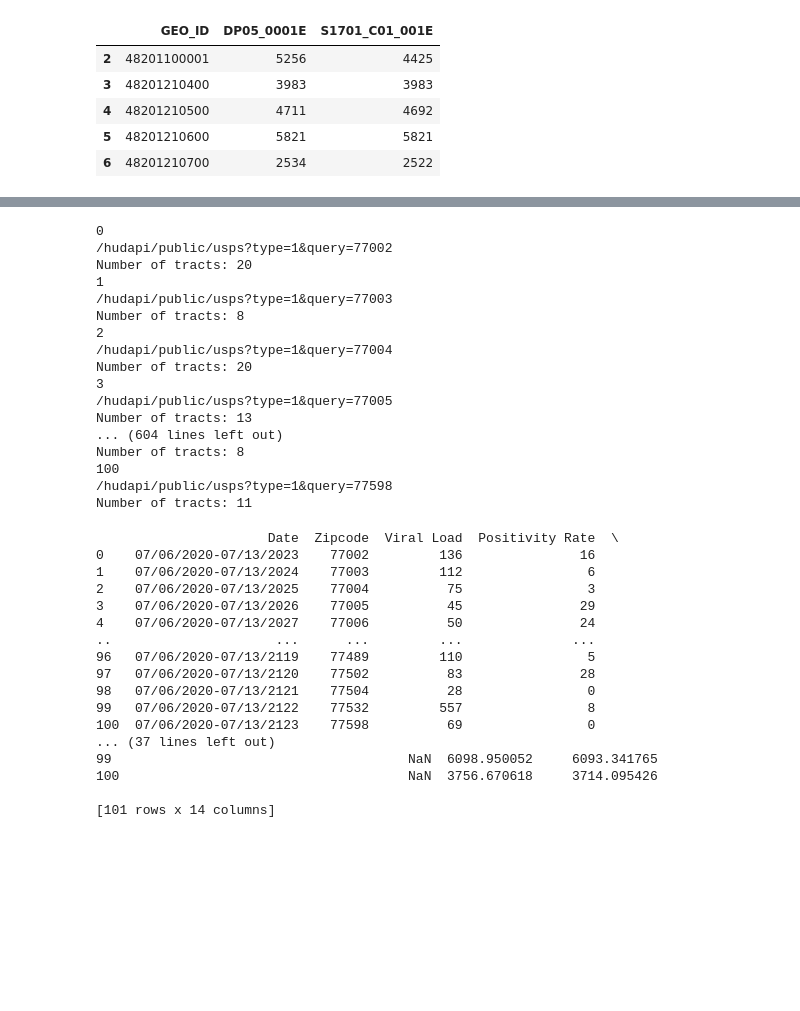
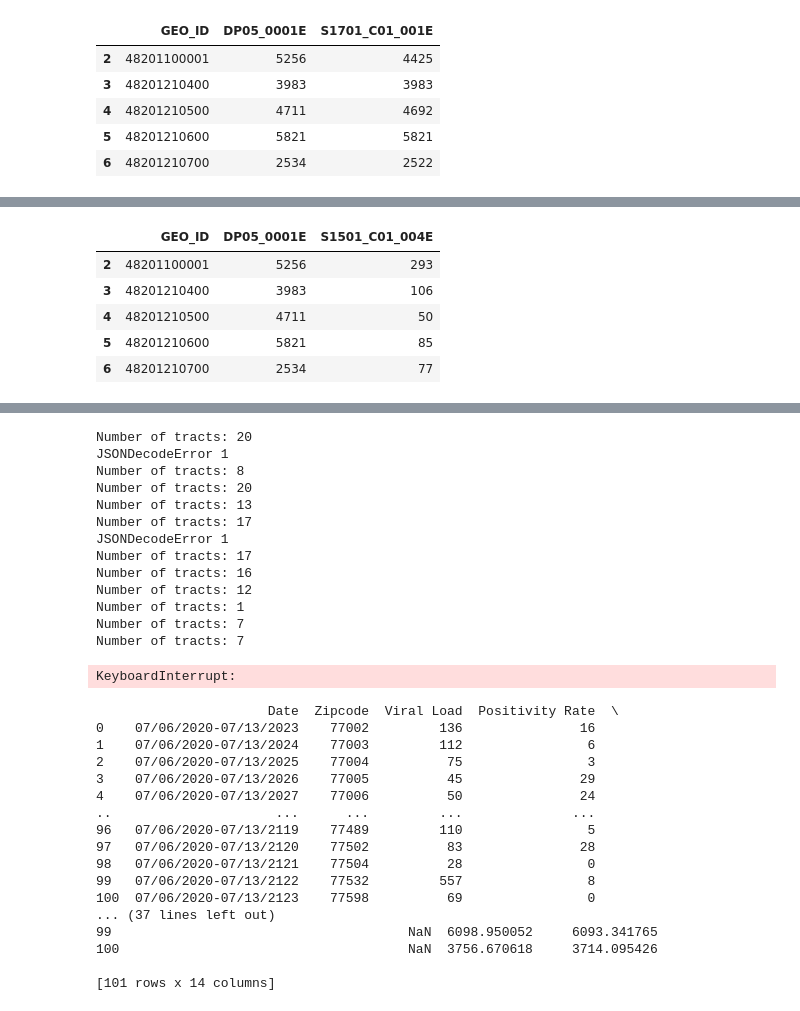
Before and after one commit to KaytchJam/Group5_Cov_Wastewater, a Jupyter notebook: src/data_cleaning.ipynb, the cells around one changed output, grey strips where cells are left out. Cells and saved outputs as stored; diff of their text form; code cells hidden in the pictures; blank space fills up the shorter version.

```diff
--- a/src/data_cleaning.ipynb
+++ b/src/data_cleaning.ipynb
@@ -75,8 +75,8 @@ pov_census.head()
 # %%
 POVERTY_COLUMNS = ["S1701_C01_001E"]
 pov_frame = pd.DataFrame(pov_census[POVERTY_COLUMNS], columns=POVERTY_COLUMNS)
-coa_dataset = pd.concat([id_and_pop, pov_frame], axis=1)
-coa_dataset.head()
+pov_appended_dataset = pd.concat([id_and_pop, pov_frame], axis=1)
+pov_appended_dataset.head()
 # %% [output]
 |  | GEO_ID | DP05_0001E | S1701_C01_001E |
 | 2 | 48201100001 | 5256 | 4425 |
@@ -87,3 +100,15 @@ coa_dataset.head()
+# %%
+EDUCATION_COLUMNS = ["S1501_C01_004E"]
+edu_frame = pd.DataFrame(edu_census[EDUCATION_COLUMNS], columns=EDUCATION_COLUMNS)
+coa_dataset = pd.concat([pov_appended_dataset, edu_frame], axis=1)
+coa_dataset.head()
+# %% [output]
+|  | GEO_ID | DP05_0001E | S1501_C01_004E |
+| 2 | 48201100001 | 5256 | 293 |
+| 3 | 48201210400 | 3983 | 106 |
+| 4 | 48201210500 | 4711 | 50 |
+| 5 | 48201210600 | 5821 | 85 |
+| 6 | 48201210700 | 2534 | 77 |
 # %%
 # Getting our zipcode & wastewater data
 wastewater_data = pd.read_csv("../datasets/UGS_Houston_Wastewater_Data.csv")
@@ -167,13 +192,13 @@ def get_zip_json(HTTPS_CONN, zip):
 
     # Making the request and extracting the json
     qs = get_query_string(zip, type="ztot")
-    print(qs)
+    # print(qs)
     return attempt_request(HTTPS_CONN, qs, 5)
 
 # Extract data from the relevant columns from the geoids that map with the zipcode
 def make_zip_row(zip_json, geoid_df, columns_to_extract):
     buffer = np.array([0] * len(columns_to_extract))
-    print(f"Number of tracts: {len(zip_json)}")
+    # print(f"Number of tracts: {len(zip_json)}")
     for tract in zip_json:
         GEO_ID = tract["geoid"]
         RES_RATIO = tract["res_ratio"]
@@ -198,7 +223,7 @@ def make_zip_columns(zip_series, geoid_df, columns_to_extract):
     out_columns = [] * len(zip_series)
 
     for count, zip in enumerate(zip_series):
-        print(count)
+        # print(count)
         zip_json = get_zip_json(CONN, zip)
         out = make_zip_row(zip_json, geoid_df, columns_to_extract)
         out_columns.append(out)
@@ -216,23 +241,20 @@ new_zip_columns = make_zip_columns(ww_data["Zipcode"], coa_dataset, GEO_ID_COLUM
 new_zip_cols_df = pd.DataFrame(new_zip_columns, columns=GEO_ID_COLUMNS_TO_EXTRACT)
 zip_complete = pd.concat([ww_data, new_zip_cols_df], axis=1)
 # %% [output]
-0
-/hudapi/public/usps?type=1&query=77002
 Number of tracts: 20
-1
-/hudapi/public/usps?type=1&query=77003
+JSONDecodeError 1
 Number of tracts: 8
-2
-/hudapi/public/usps?type=1&query=77004
 Number of tracts: 20
-3
-/hudapi/public/usps?type=1&query=77005
 Number of tracts: 13
-... (604 lines left out)
-Number of tracts: 8
-100
-/hudapi/public/usps?type=1&query=77598
-Number of tracts: 11
+Number of tracts: 17
+JSONDecodeError 1
+Number of tracts: 17
+Number of tracts: 16
+Number of tracts: 12
+Number of tracts: 1
+Number of tracts: 7
+Number of tracts: 7
+KeyboardInterrupt:
 # %%
 print(zip_complete)
 zip_complete.head()
```
Also changed, not shown: parts of 1 cell of this notebook, 1 other file.
